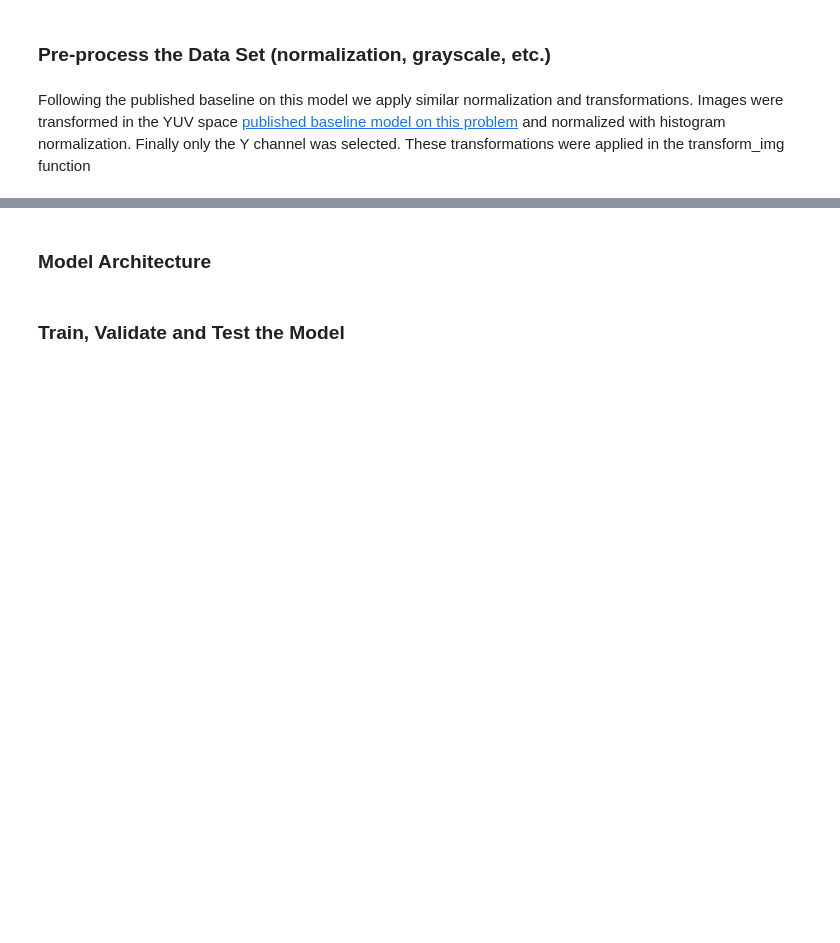
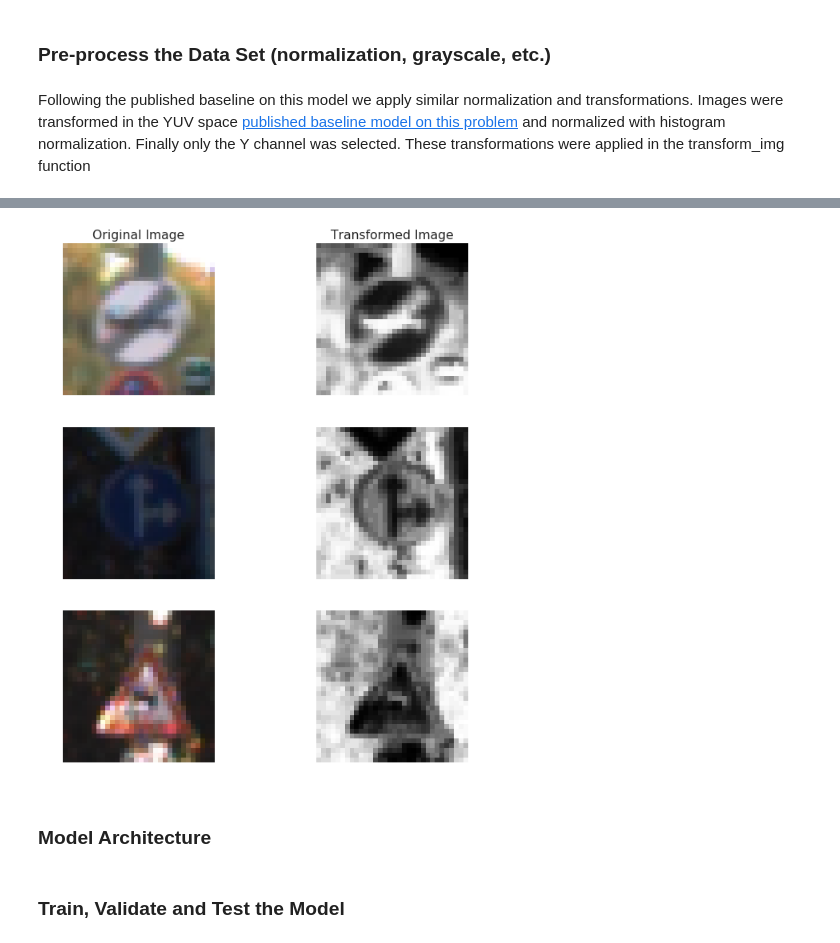
Before and after one commit to lfiaschi/udacity-traffic-sign-classifier, a Jupyter notebook: Traffic_Sign_Classifier.ipynb, the cells around one changed output, grey strips where cells are left out. Saved outputs shown, nothing was run; the diff lists cells and outputs as text; code cells hidden in the pictures; blank space fills up the shorter version.

Commit message:
added more images and files

```diff
--- a/Traffic_Sign_Classifier.ipynb
+++ b/Traffic_Sign_Classifier.ipynb
@@ -252,34 +257,36 @@ plt.savefig('plots/augmented_img_example.png')
 # %%
+plt.figure(figsize=(10,10))
 img = X_train[100]
-plt.subplot(1,2,1)
+plt.subplot(3,2,1)
 plt.imshow(img)
 plt.title('Original Image')
 plt.axis('off')
-plt.subplot(1,2,2)
+plt.subplot(3,2,2)
 plt.axis('off')
 plt.imshow(transform_img(img))
 plt.title('Transformed Image')
 
-plt.figure()
+
 img = X_train[1000]
-plt.subplot(1,2,1)
+plt.subplot(3,2,3)
 plt.imshow(img)
 plt.axis('off')
-plt.subplot(1,2,2)
+plt.subplot(3,2,4)
 plt.axis('off')
 plt.imshow(transform_img(img))
 
-plt.figure()
 img = X_train[2190]
-plt.subplot(1,2,1)
+plt.subplot(3,2,5)
 plt.imshow(img)
 
 plt.axis('off')
-plt.subplot(1,2,2)
+plt.subplot(3,2,6)
 plt.axis('off')
 plt.imshow(transform_img(img))
 plt.tight_layout()
 plt.savefig('plots/image_transformations.png')
+# %% [output]
+[figure, added]
 # %%
 # Transform all images and augment training datfa
 X_train_transf = list()
```
Also changed, not shown: parts of 20 cells of this notebook, 7 other files.
